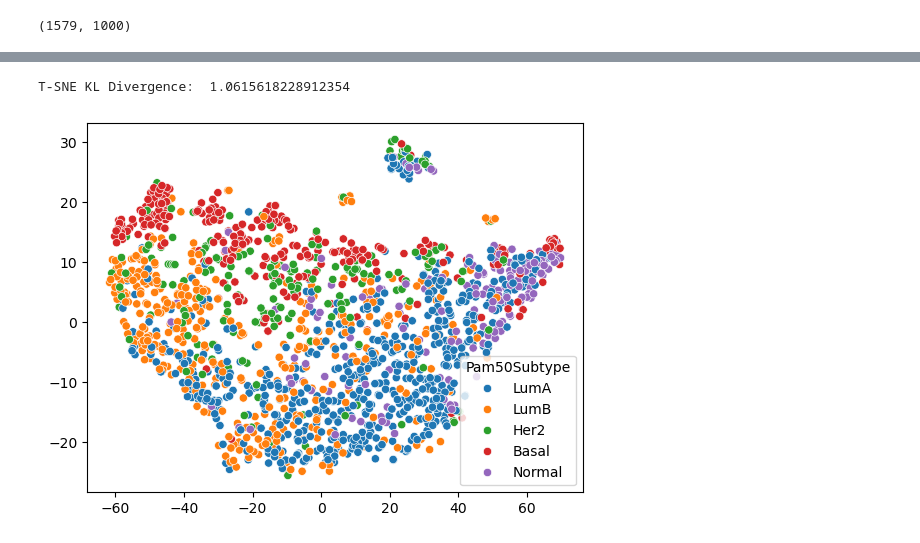
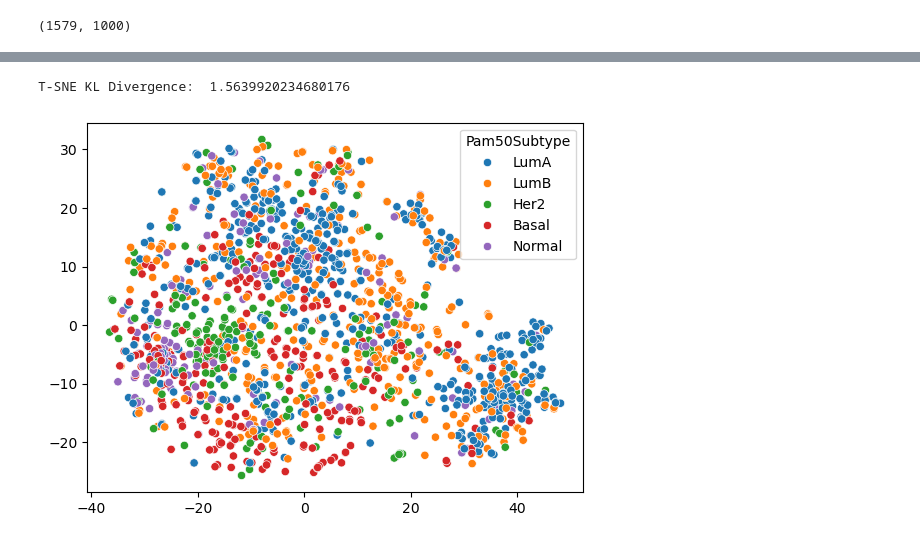
Before and after one commit to DavideGrecoGit/Multi-omics-data-integration-with-DL-approaches, a Jupyter notebook: GATO/rnaVAE.ipynb, the cells around one changed output, grey strips where cells are left out. Cells and saved outputs as stored; diff of their text form; code cells hidden in the pictures.

```diff
--- a/GATO/rnaVAE.ipynb
+++ b/GATO/rnaVAE.ipynb
@@ -39,7 +63,7 @@ rna_train.shape
 import torch
 from torch.utils.data import Dataset, DataLoader
 
-class RNA(Dataset):
+class Omics(Dataset):
 
     def __init__(self, rna):
         """
@@ -47,13 +71,13 @@ class RNA(Dataset):
             rna: RNA numpy array, masked
         """
         # Filter RNA
-        self.rna = torch.tensor(rna.values, dtype=torch.float32)
-        self.rna_num_features = self.rna.size()[1]
+        self.omics = torch.tensor(rna.values, dtype=torch.float32)
+        self.num_features = self.omics.size()[1]
 
     def __len__(self):
-        return len(self.rna)
+        return len(self.omics)
 
     def __getitem__(self, idx):
-        return self.rna[idx]
+        return self.omics[idx]
 # %%
 import torch.nn as nn
@@ -403,5 +470,25 @@ Early stopped at epoch: 34, Best Val: 0.0151
-# %%
-evaluate_VAE(model, dateset_train.rna, pam50_labels_train)
-# %% [output]
-T-SNE KL Divergence:  1.0615618228912354
-[figure, removed]
+# %%
+# evaluate_VAE(model, Omics(rna.iloc[mask_test]).omics, pam50_labels[mask_test])
+# VAE_save_latent_space(model, Omics(rna).omics, "output/rnaVAE.csv")
+
+
+latent = None
+with torch.no_grad():
+    model.eval()
+    for batch_idx, x in enumerate(loader_train):
+        x = x.to(DEVICE)
+        _, z = model.forward_pass(x)
+        if latent is not None:
+            latent = torch.cat((latent, z), 0)
+        else:
+            latent = z
+
+tsne = TSNE(random_state=SEED)
+z_tsne = tsne.fit_transform(latent.cpu().numpy())
+
+print("T-SNE KL Divergence: ", tsne.kl_divergence_)
+sns.scatterplot(x=z_tsne[:, 0], y=z_tsne[:, 1], hue=pam50_labels_train)
+plt.show()
+# %% [output]
+T-SNE KL Divergence:  1.5639920234680176
+[figure, added]
```
Also changed, not shown: parts of 5 cells of this notebook, 1 other file.
